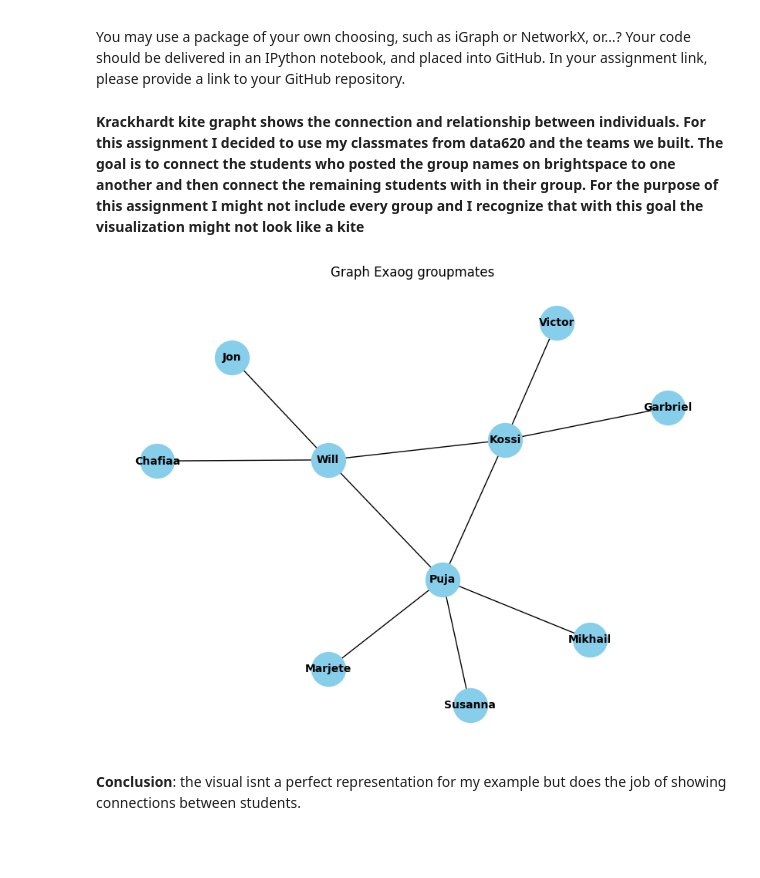
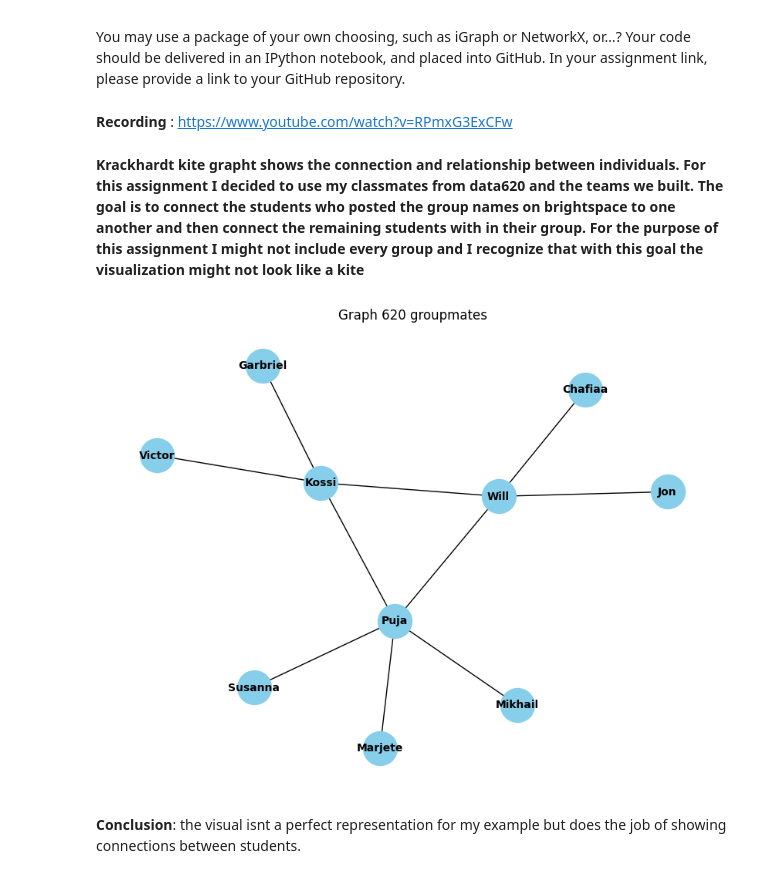
Before and after one commit to MarjeteV/data620, a Jupyter notebook: Assignment_Week_1_Hello_Graph_World.ipynb, the cells around one changed output. Saved outputs shown, nothing was run; the diff lists cells and outputs as text; code cells hidden in the pictures; blank space fills up the shorter version.

```diff
--- a/Assignment_Week_1_Hello_Graph_World.ipynb
+++ b/Assignment_Week_1_Hello_Graph_World.ipynb
@@ -9,6 +11,8 @@ below. (You’re welcome to substitute data of your own choosing).
 
 You may use a package of your own choosing, such as iGraph or NetworkX, or…? Your code should be delivered in an
 IPython notebook, and placed into GitHub. In your assignment link, please provide a link to your GitHub repository.
+# %% [markdown]
+**Recording** : https://www.youtube.com/watch?v=RPmxG3ExCFw
 # %% [markdown]
 **Krackhardt kite grapht shows the connection and relationship between individuals. For this assignment I decided to use my classmates from data620 and the teams we built. The goal is to connect the students who posted the group names on brightspace to one another and then connect the remaining students with in their group. For the purpose of this assignment I might not include every group and I recognize that with this goal the visualization might not look like a kite**
 # %%
@@ -28,9 +32,9 @@ G.add_edges_from(edges)
 # %%
 plt.figure(figsize=(8, 6))
 nx.draw(G, with_labels=True, node_size=1000, node_color='skyblue', font_size=10, font_weight='bold')
-plt.title("Graph Exaog groupmates")
-plt.show() #draw grapgh & add labels
+plt.title("Graph 620 groupmates")
+plt.show() #draw graph & add labels
 # %% [output]
-[figure, old version]
+[figure, new version]
 # %% [markdown]
 **Conclusion**: the visual isnt a perfect representation for my example but does the job of showing connections between students.
```
Also changed, not shown: parts of 1 cell of this notebook.
